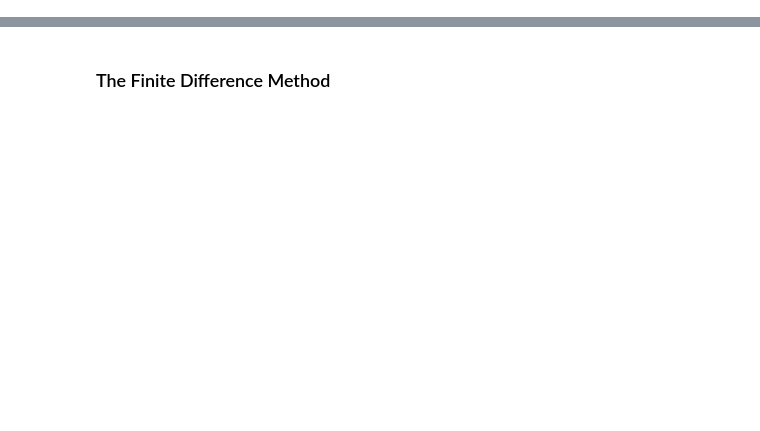
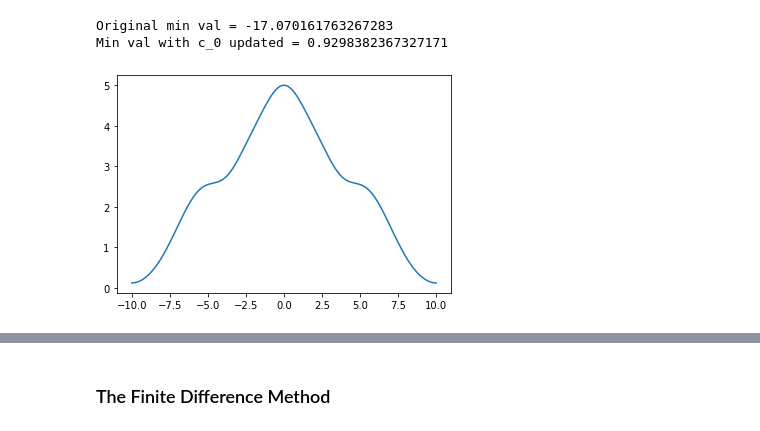
Before and after one commit to trungdoquoc/reu-math-2022, a Jupyter notebook: Data-running version.ipynb, the cells around one changed output, grey strips where cells are left out. Drawn from its saved outputs; the diff is of its cells as text; code cells hidden in the pictures; blank space fills up the shorter version.

```diff
--- a/Data-running version.ipynb
+++ b/Data-running version.ipynb
@@ -453,0 +448,7 @@ adam_optimizer_3 = torch.optim.Adam(model_128.parameters(),
+# %%
+p_fn1.update_potential_fn(DISCRETE_POINTS)
+p_fn1.plot_function(DISCRETE_POINTS)
+# %% [output]
+Original min val = -17.070161763267283
+Min val with c_0 updated = 0.9298382367327171
+[figure, added]
```
Also changed, not shown: parts of 9 cells of this notebook.
